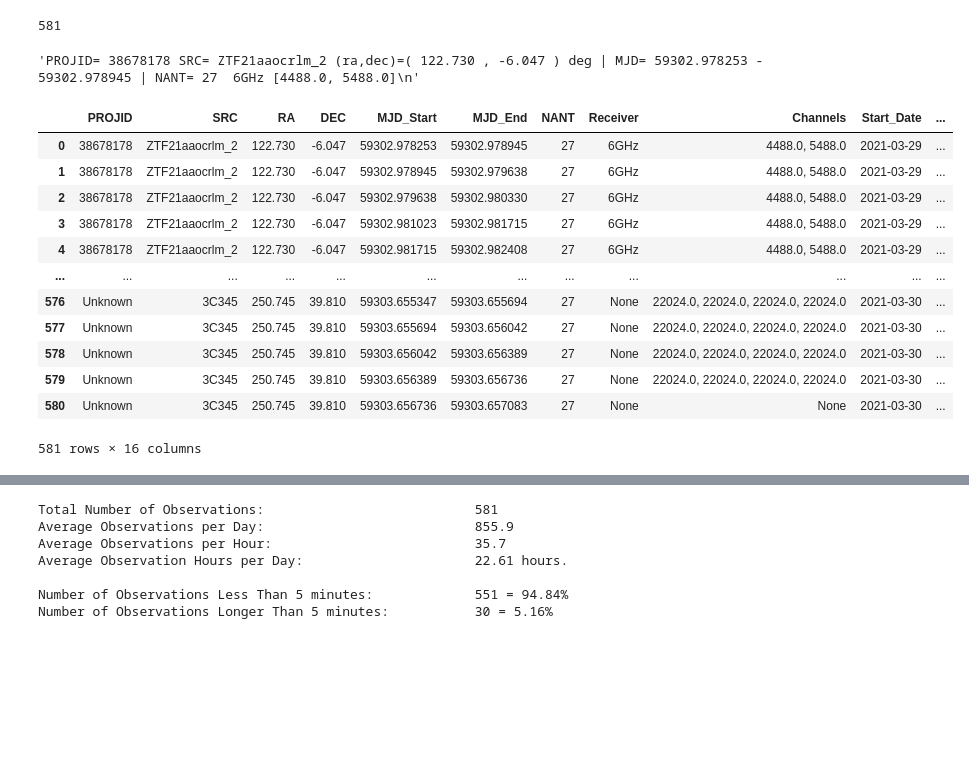
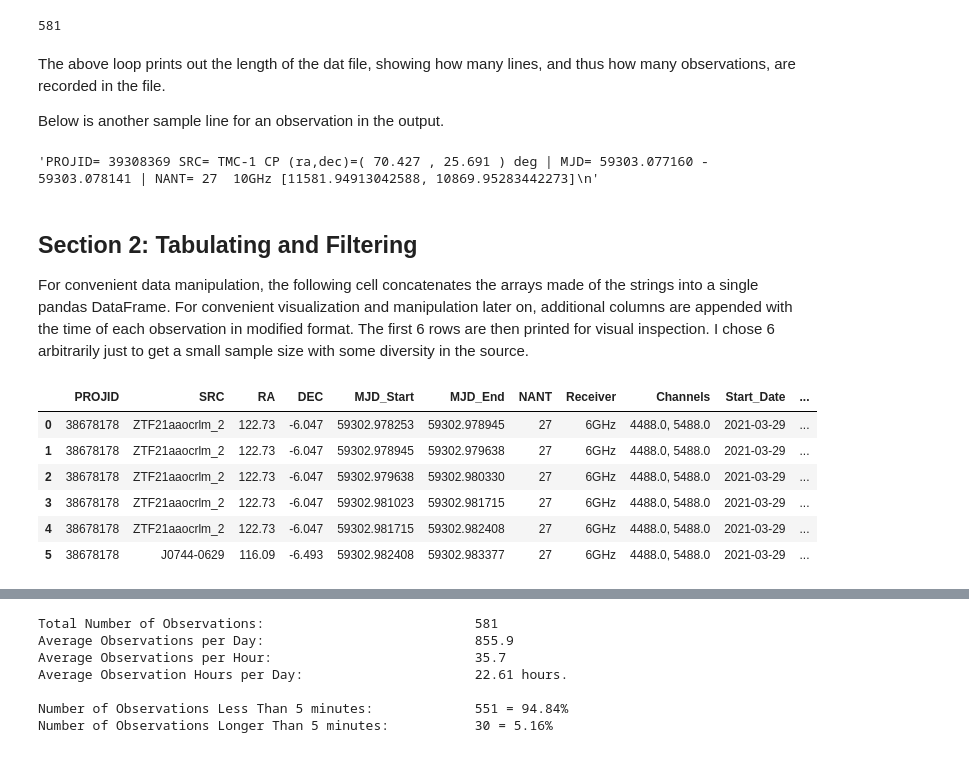
Before and after one commit to Tusay/VLA, a Jupyter notebook: VLA_Logs.ipynb, the cells around one changed output, grey strips where cells are left out. Saved outputs shown, nothing was run; the diff lists cells and outputs as text; code cells hidden in the pictures; blank space fills up the shorter version.

Commit message:
Add files via upload
First pass at VLA notebook polished up

```diff
--- a/VLA_Logs.ipynb
+++ b/VLA_Logs.ipynb
@@ -108,48 +121,50 @@ for date in Time(MJD_End,format='mjd').to_value('iso'):
 print(len(dat))
 # %% [output]
 581
+# %% [markdown]
+The above loop prints out the length of the dat file, showing how many lines, and thus how many observations, are recorded in the file.<br>
+
+Below is another sample line for an observation in the output.
 # %%
-dat[0]
+dat[100]
 # %% [output]
-'PROJID= 38678178 SRC= ZTF21aaocrlm_2 (ra,dec)=( 122.730 , -6.047 ) deg | MJD= 59302.978253 - 59302.978945 | NANT= 27  6GHz [4488.0, 5488.0]\n'
+'PROJID= 39308369 SRC= TMC-1 CP (ra,dec)=( 70.427 , 25.691 ) deg | MJD= 59303.077160 - 59303.078141 | NANT= 27  10GHz [11581.94913042588, 10869.95283442273]\n'
+# %% [markdown]
+## Section 2: Tabulating and Filtering
+
+For convenient data manipulation, the following cell concatenates the arrays made of the strings into a single pandas DataFrame. For convenient visualization and manipulation later on, additional columns are appended with the time of each observation in modified format. The first 6 rows are then printed for visual inspection. I chose 6 arbitrarily just to get a small sample size with some diversity in the source.
 # %%
 a = PROJID
 b = SRC
 c = RA
 d = DEC
 e = MJD_Start
 f = MJD_End
 g = NANT
 h = Receiver
 i = Channels
 j = date_start
 k = time_start
 l = date_end
 m = time_end
 n = dt_start
 o = dt_end
 Data_set = np.c_[a,b,c,d,e,f,g,h,i,j,k,l,m,n,o]
 df = pd.DataFrame(np.column_stack([a,b,c,d,e,f,g,h,i,j,k,l,m,n,o]),
                   columns=['PROJID', 'SRC', 'RA','DEC','MJD_Start','MJD_End','NANT', 'Receiver','Channels',
                            'Start_Date','Start_Time','End_Date','End_Time','Datetime_Start','Datetime_End'])
 df['RA']=df['RA'].astype(float)
 df['DEC']=df['DEC'].astype(float)
 df['MJD_Start']=df['MJD_Start'].astype(float)
 df['MJD_End']=df['MJD_End'].astype(float)
 df['NANT']=df['NANT'].astype(int)
 df['Obs_Secs']=[(df.Datetime_End[x] - df.Datetime_Start[x]).total_seconds() for x in range(len(df))]
-df
+df[0:6]
 # %% [output]
 |  | PROJID | SRC | RA | DEC | MJD_Start | MJD_End | NANT | Receiver | Channels | Start_Date | ... |
-| 0 | 38678178 | ZTF21aaocrlm_2 | 122.730 | -6.047 | 59302.978253 | 59302.978945 | 27 | 6GHz | 4488.0, 5488.0 | 2021-03-29 | ... |
-| 1 | 38678178 | ZTF21aaocrlm_2 | 122.730 | -6.047 | 59302.978945 | 59302.979638 | 27 | 6GHz | 4488.0, 5488.0 | 2021-03-29 | ... |
-| 2 | 38678178 | ZTF21aaocrlm_2 | 122.730 | -6.047 | 59302.979638 | 59302.980330 | 27 | 6GHz | 4488.0, 5488.0 | 2021-03-29 | ... |
-| 3 | 38678178 | ZTF21aaocrlm_2 | 122.730 | -6.047 | 59302.981023 | 59302.981715 | 27 | 6GHz | 4488.0, 5488.0 | 2021-03-29 | ... |
-| 4 | 38678178 | ZTF21aaocrlm_2 | 122.730 | -6.047 | 59302.981715 | 59302.982408 | 27 | 6GHz | 4488.0, 5488.0 | 2021-03-29 | ... |
-| ... | ... | ... | ... | ... | ... | ... | ... | ... | ... | ... | ... |
-| 576 | Unknown | 3C345 | 250.745 | 39.810 | 59303.655347 | 59303.655694 | 27 | None | 22024.0, 22024.0, 22024.0, 22024.0 | 2021-03-30 | ... |
-| 577 | Unknown | 3C345 | 250.745 | 39.810 | 59303.655694 | 59303.656042 | 27 | None | 22024.0, 22024.0, 22024.0, 22024.0 | 2021-03-30 | ... |
-| 578 | Unknown | 3C345 | 250.745 | 39.810 | 59303.656042 | 59303.656389 | 27 | None | 22024.0, 22024.0, 22024.0, 22024.0 | 2021-03-30 | ... |
-| 579 | Unknown | 3C345 | 250.745 | 39.810 | 59303.656389 | 59303.656736 | 27 | None | 22024.0, 22024.0, 22024.0, 22024.0 | 2021-03-30 | ... |
-| 580 | Unknown | 3C345 | 250.745 | 39.810 | 59303.656736 | 59303.657083 | 27 | None | None | 2021-03-30 | ... |
+| 0 | 38678178 | ZTF21aaocrlm_2 | 122.73 | -6.047 | 59302.978253 | 59302.978945 | 27 | 6GHz | 4488.0, 5488.0 | 2021-03-29 | ... |
+| 1 | 38678178 | ZTF21aaocrlm_2 | 122.73 | -6.047 | 59302.978945 | 59302.979638 | 27 | 6GHz | 4488.0, 5488.0 | 2021-03-29 | ... |
+| 2 | 38678178 | ZTF21aaocrlm_2 | 122.73 | -6.047 | 59302.979638 | 59302.980330 | 27 | 6GHz | 4488.0, 5488.0 | 2021-03-29 | ... |
+| 3 | 38678178 | ZTF21aaocrlm_2 | 122.73 | -6.047 | 59302.981023 | 59302.981715 | 27 | 6GHz | 4488.0, 5488.0 | 2021-03-29 | ... |
+| 4 | 38678178 | ZTF21aaocrlm_2 | 122.73 | -6.047 | 59302.981715 | 59302.982408 | 27 | 6GHz | 4488.0, 5488.0 | 2021-03-29 | ... |
+| 5 | 38678178 | J0744-0629 | 116.09 | -6.493 | 59302.982408 | 59302.983377 | 27 | 6GHz | 4488.0, 5488.0 | 2021-03-29 | ... |
-581 rows × 16 columns
```
Also changed, not shown: parts of 15 cells of this notebook.
